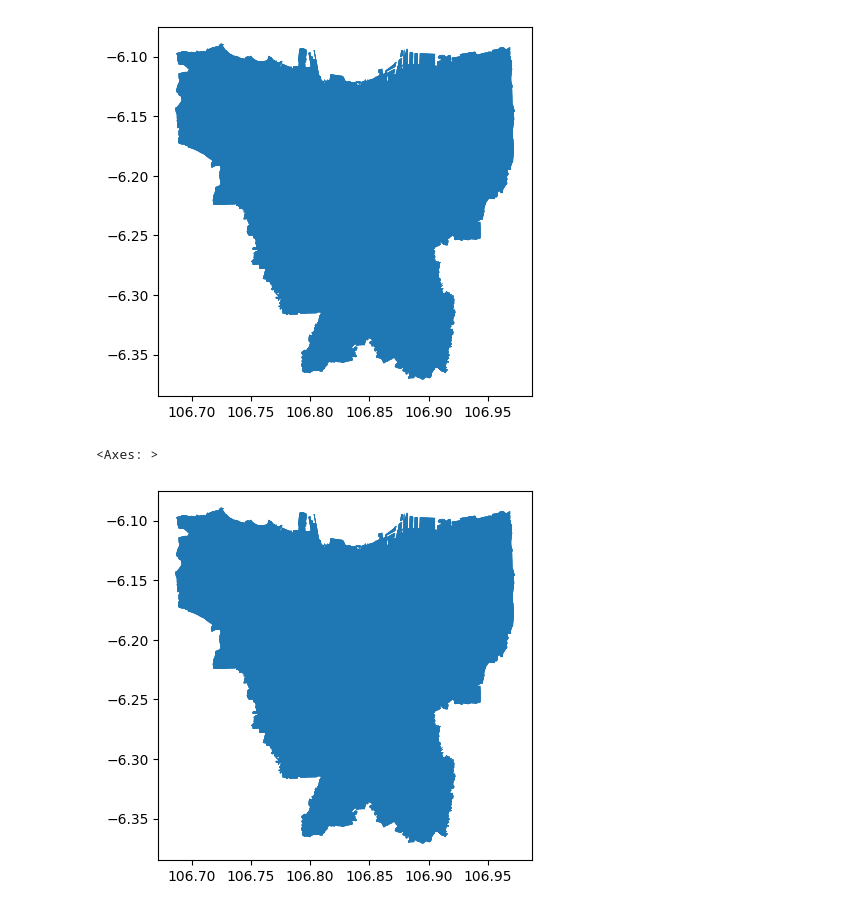
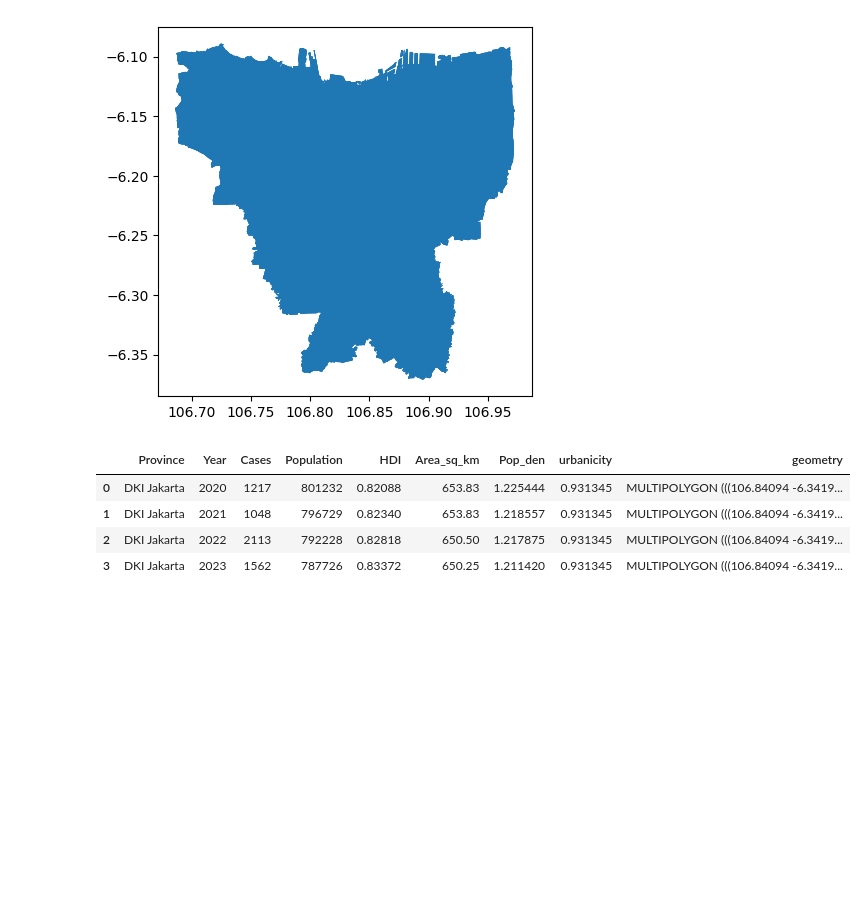
Before and after one commit to jeswid/DSE_FYP, a Jupyter notebook: simulation study/src/Data_Processing (Simulation_Study).ipynb, the cells around one changed output. Drawn from its saved outputs; the diff is of its cells as text; code cells hidden in the pictures; blank space fills up the shorter version.

```diff
--- a/simulation study/src/Data_Processing (Simulation_Study).ipynb
+++ b/simulation study/src/Data_Processing (Simulation_Study).ipynb
@@ -101,10 +101,13 @@ jkt_dist.plot()
 <Axes: >
 [figure]
 # %%
-jkt_prov.plot()
+jkt_prov.head()
 # %% [output]
-<Axes: >
-[figure, removed]
+|  | Province | Year | Cases | Population | HDI | Area_sq_km | Pop_den | urbanicity | geometry |
+| 0 | DKI Jakarta | 2020 | 1217 | 801232 | 0.82088 | 653.83 | 1.225444 | 0.931345 | MULTIPOLYGON (((106.84094 -6.3419... |
+| 1 | DKI Jakarta | 2021 | 1048 | 796729 | 0.82340 | 653.83 | 1.218557 | 0.931345 | MULTIPOLYGON (((106.84094 -6.3419... |
+| 2 | DKI Jakarta | 2022 | 2113 | 792228 | 0.82818 | 650.50 | 1.217875 | 0.931345 | MULTIPOLYGON (((106.84094 -6.3419... |
+| 3 | DKI Jakarta | 2023 | 1562 | 787726 | 0.83372 | 650.25 | 1.211420 | 0.931345 | MULTIPOLYGON (((106.84094 -6.3419... |
 # %%
 # save as jkt combined divisions so next time dont need to filter again
 jkt_dist.to_file("../data/jkt_dist.shp")
```
Also changed, not shown: parts of 1 cell of this notebook, 15 other files.
